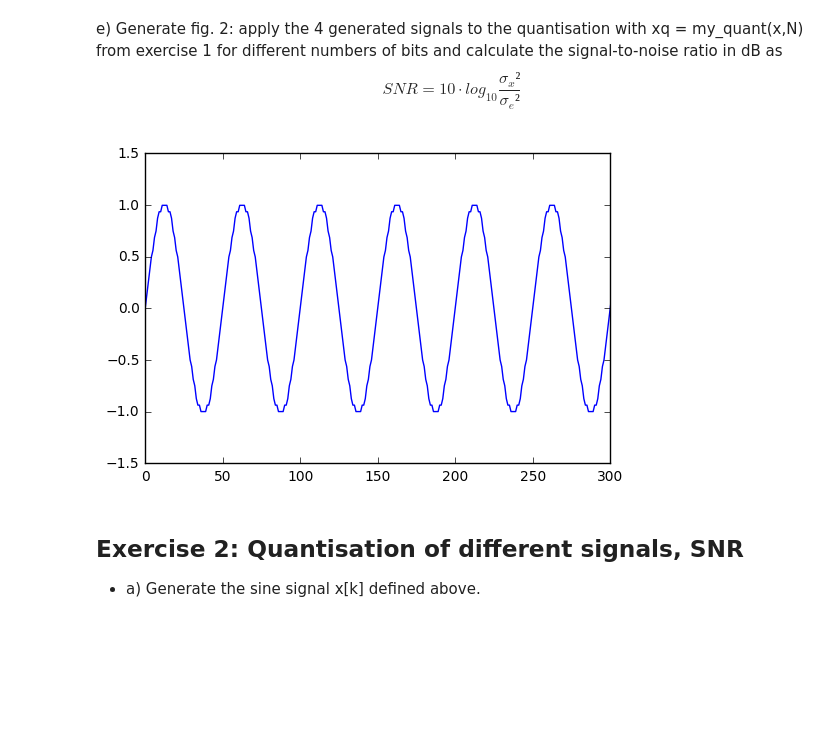
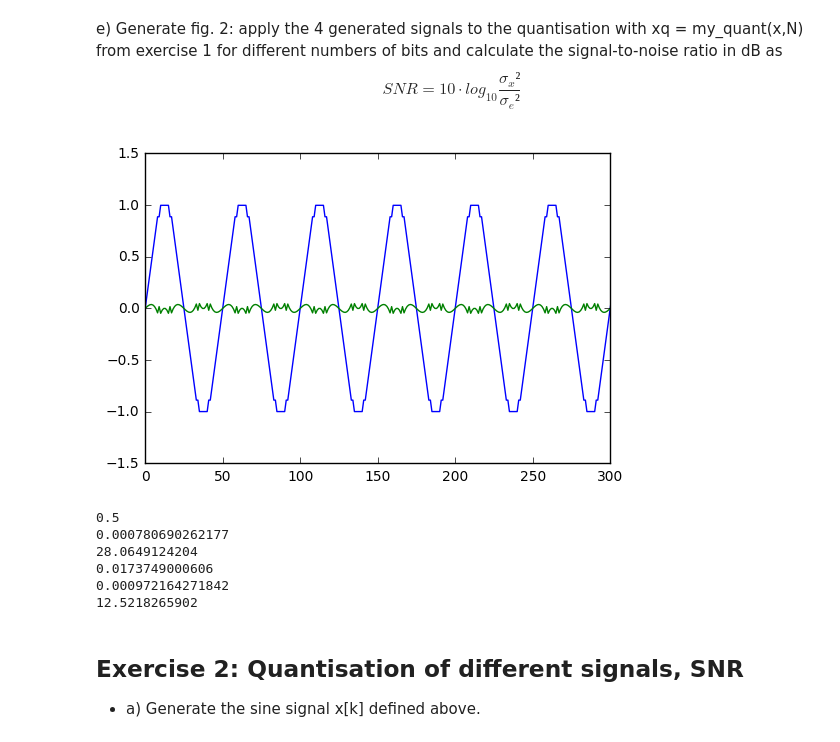
Before and after one commit to JakobHeller/DigitalSignalProcessing, a Jupyter notebook: Lab3.ipynb, the cells around one changed output. Saved outputs shown, nothing was run; the diff lists cells and outputs as text; code cells hidden in the pictures; blank space fills up the shorter version.

Commit message:
Add files via upload
Adjusting ex2 added some plotts and SNR computation for the signals

```diff
--- a/Lab3.ipynb
+++ b/Lab3.ipynb
@@ -110,8 +110,10 @@ as
     SNR=10 \cdot log_{10} \frac{\sigma_x²}{\sigma_e²}
 \end{equation}
 # %%
-xsine_q=my_quant(xSine, 32)
-plt.plot(k,xsine_q)
+xSine_q=my_quant(xSine, 18)
+xSine_e=xSine-xSine_q
+plt.plot(k,xSine_q)
+plt.plot(k,xSine_e)
 plt.axis([0, 300, -1.5, 1.5]);
 # %% [output]
-[figure, old version]
+[figure, new version]
@@ -118,3 +131,15 @@ plt.axis([0, 300, -1.5, 1.5]);
+# %%
+snr_xsine=SNR(xSine, 18)
+print(snr_xsine)
+snr_xLaplace=SNR(xLaplace, 18)
+print(snr_xLaplace)
+# %% [output]
+0.5
+0.000780690262177
+28.0649124204
+0.0173749000606
+0.000972164271842
+12.5218265902
 # %% [markdown]
 ## Exercise 2: Quantisation of different signals, SNR
 * a) Generate the sine signal x[k] defined above.
```
Also changed, not shown: parts of 4 cells of this notebook.
